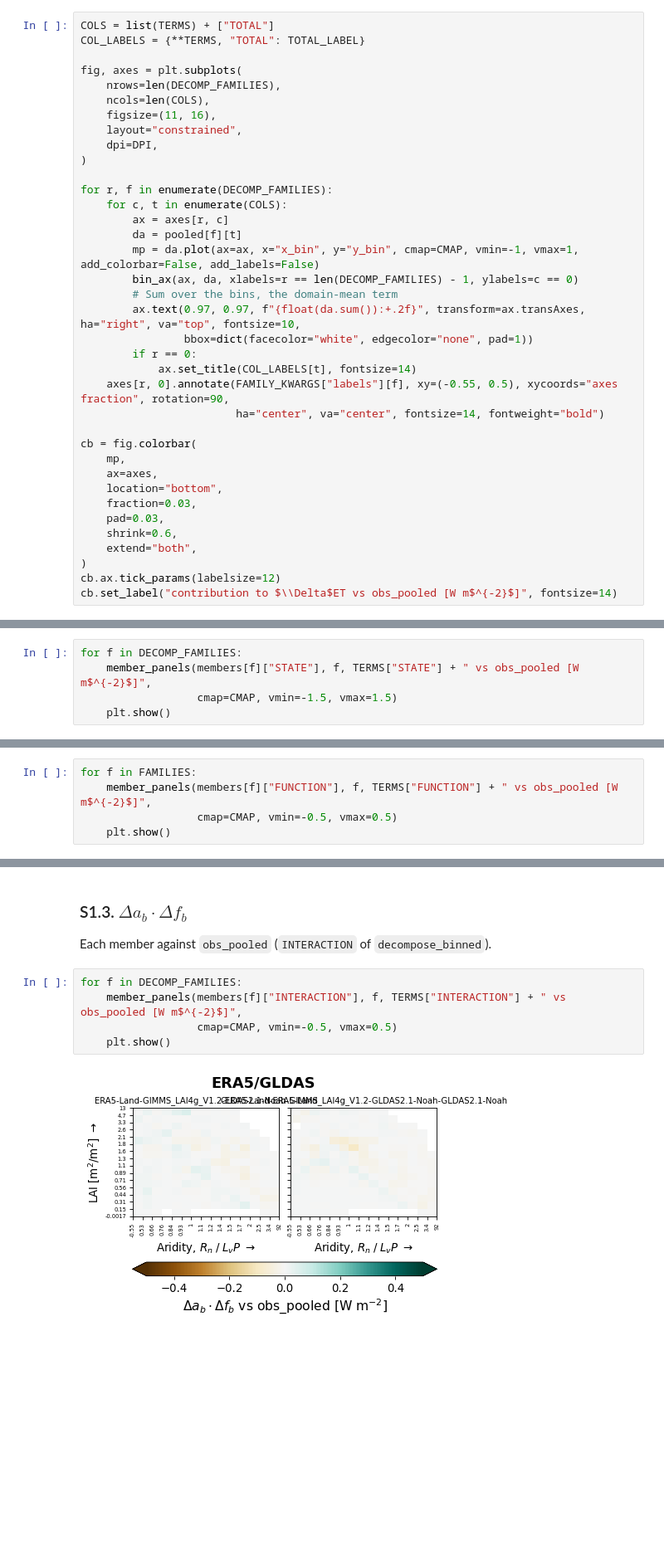
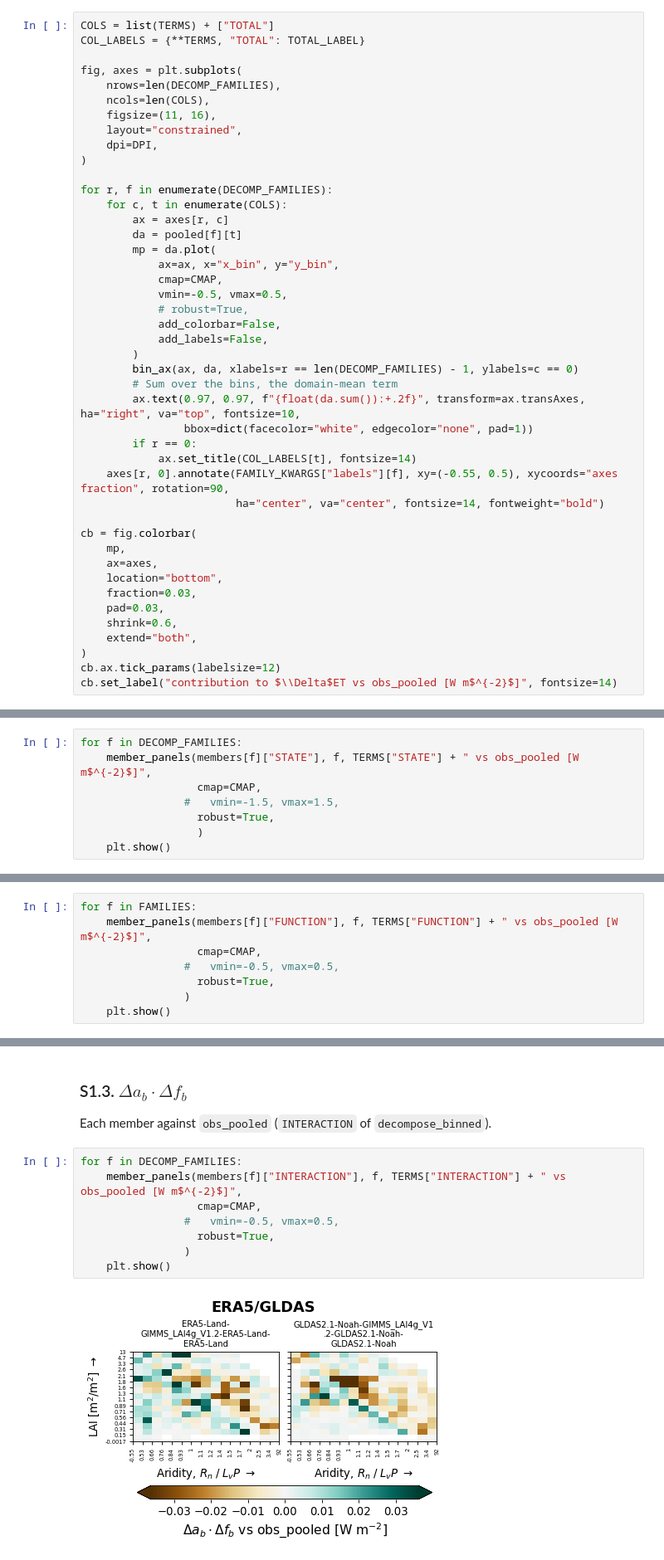
Before and after one commit to bbuchovecky/et_unc, a Jupyter notebook: notebooks/analyze-decomp.ipynb, the cells around one changed output, grey strips where cells are left out. Shown at 83% size. Drawn from its saved outputs; the diff is of its cells as text; blank space fills up the shorter version.

```diff
--- a/notebooks/analyze-decomp.ipynb
+++ b/notebooks/analyze-decomp.ipynb
@@ -225,7 +225,14 @@ for r, f in enumerate(DECOMP_FAMILIES):
     for c, t in enumerate(COLS):
         ax = axes[r, c]
         da = pooled[f][t]
-        mp = da.plot(ax=ax, x="x_bin", y="y_bin", cmap=CMAP, vmin=-1, vmax=1, add_colorbar=False, add_labels=False)
+        mp = da.plot(
+            ax=ax, x="x_bin", y="y_bin",
+            cmap=CMAP,
+            vmin=-0.5, vmax=0.5,
+            # robust=True,
+            add_colorbar=False,
+            add_labels=False,
+        )
         bin_ax(ax, da, xlabels=r == len(DECOMP_FAMILIES) - 1, ylabels=c == 0)
         # Sum over the bins, the domain-mean term
         ax.text(0.97, 0.97, f"{float(da.sum()):+.2f}", transform=ax.transAxes, ha="right", va="top", fontsize=10,
@@ -452,6 +460,9 @@ Each member against `obs_pooled` (`STATE` of `decompose_binned`).
 # %%
 for f in DECOMP_FAMILIES:
     member_panels(members[f]["STATE"], f, TERMS["STATE"] + " vs obs_pooled [W m$^{-2}$]",
-                  cmap=CMAP, vmin=-1.5, vmax=1.5)
+                  cmap=CMAP,
+                #   vmin=-1.5, vmax=1.5,
+                  robust=True,
+                  )
     plt.show()
 # %% [output]
@@ -467,6 +478,9 @@ Each member against `obs_pooled` (`FUNCTION` of `decompose_binned`). The obs sou
 # %%
 for f in FAMILIES:
     member_panels(members[f]["FUNCTION"], f, TERMS["FUNCTION"] + " vs obs_pooled [W m$^{-2}$]",
-                  cmap=CMAP, vmin=-0.5, vmax=0.5)
+                  cmap=CMAP,
+                #   vmin=-0.5, vmax=0.5,
+                  robust=True,
+                )
     plt.show()
 # %% [output]
@@ -483,7 +497,10 @@ Each member against `obs_pooled` (`INTERACTION` of `decompose_binned`).
 # %%
 for f in DECOMP_FAMILIES:
     member_panels(members[f]["INTERACTION"], f, TERMS["INTERACTION"] + " vs obs_pooled [W m$^{-2}$]",
-                  cmap=CMAP, vmin=-0.5, vmax=0.5)
+                  cmap=CMAP,
+                #   vmin=-0.5, vmax=0.5,
+                  robust=True,
+                )
     plt.show()
 # %% [output]
-[figure, old version]
+[figure, new version]
```
Also changed, not shown: parts of 5 cells of this notebook, 2 other files.
